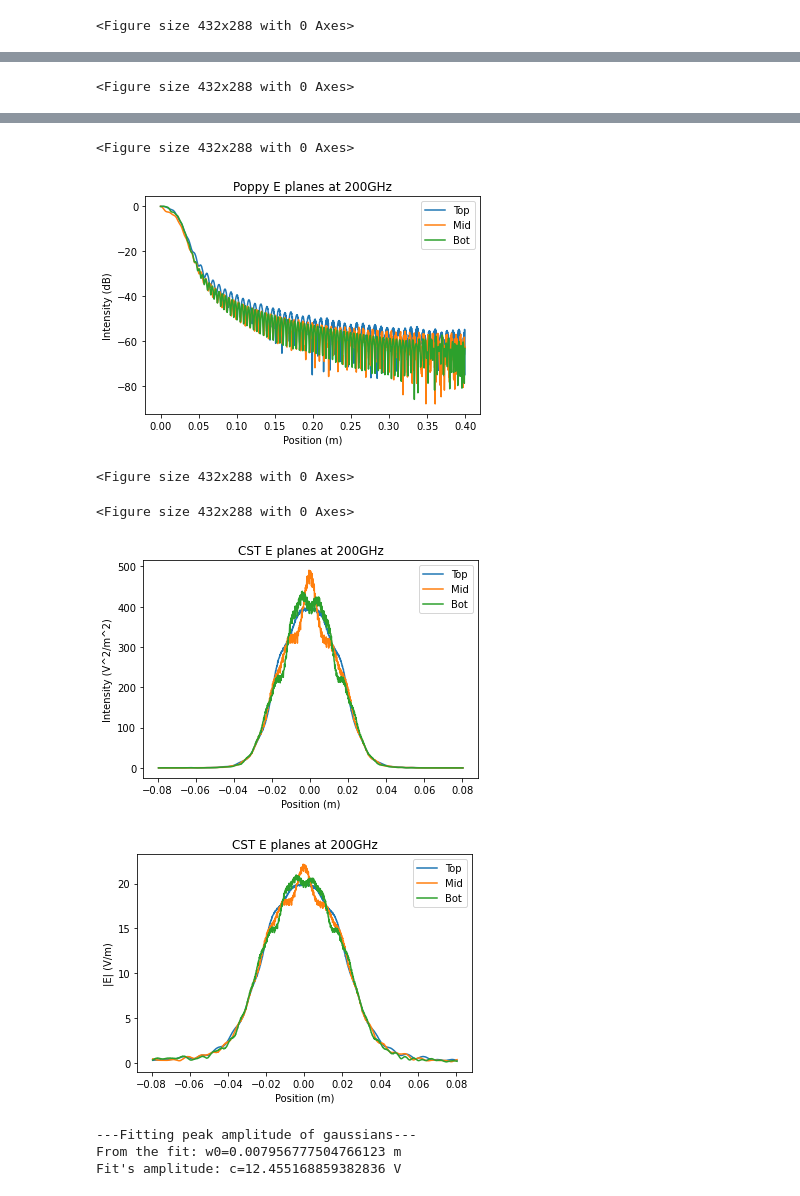
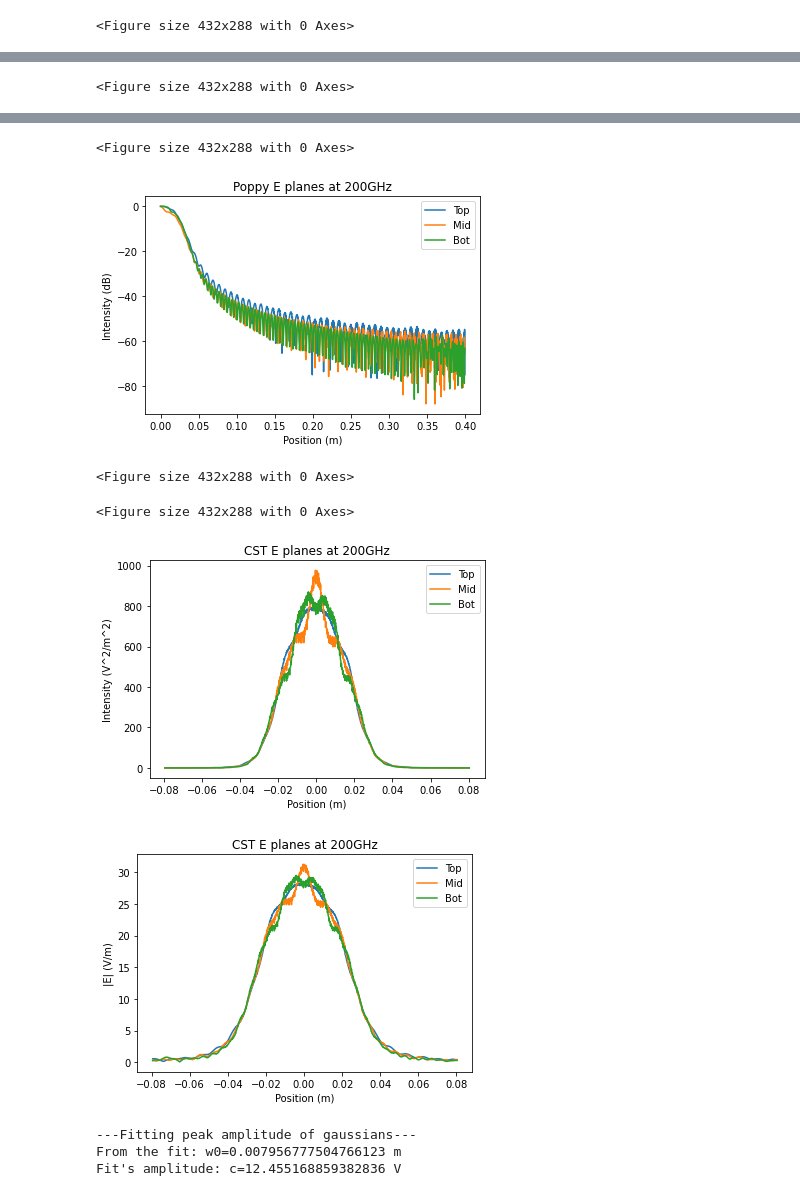
Before and after one commit to GageSiebert/EXCLAIM_Optics, a Jupyter notebook: Tertiary_Only_Comparison.ipynb, the cells around one changed output, grey strips where cells are left out. Cells and saved outputs as stored; diff of their text form; code cells hidden in the pictures.

Commit message:
8/28/2020
tested off-axis lenslet effect

```diff
--- a/Tertiary_Only_Comparison.ipynb
+++ b/Tertiary_Only_Comparison.ipynb
@@ -6,10 +6,10 @@ import astropy.units as u
 from astropy import constants as const
 import poppy
 
-rnum=str(8) # what run number should be plotted?
+rnum=str(9) # what run number should be plotted?
 # original=4, high NFS res=5, high CST mesh res=6, guassian drops off too slowly on these
-# test off axis lenslet phase correction=8
 # best=7
+# test off axis lenslet phase correction=9
 
 ylens=-49.840796
 ybot=-27.8737
@@ -168,9 +168,9 @@ plt.show()
 <Figure size 432x288 with 0 Axes>
 [figure]
 <Figure size 432x288 with 0 Axes>
 <Figure size 432x288 with 0 Axes>
-[figure, old version]
+[figure, new version]
-[figure, old version]
+[figure, new version]
 # %%
 #fitting only gaussian amplitudes and only gaussian widths to back out w_0
 import numpy as np
```
Also changed, not shown: parts of 1 cell of this notebook, 6 other files.
